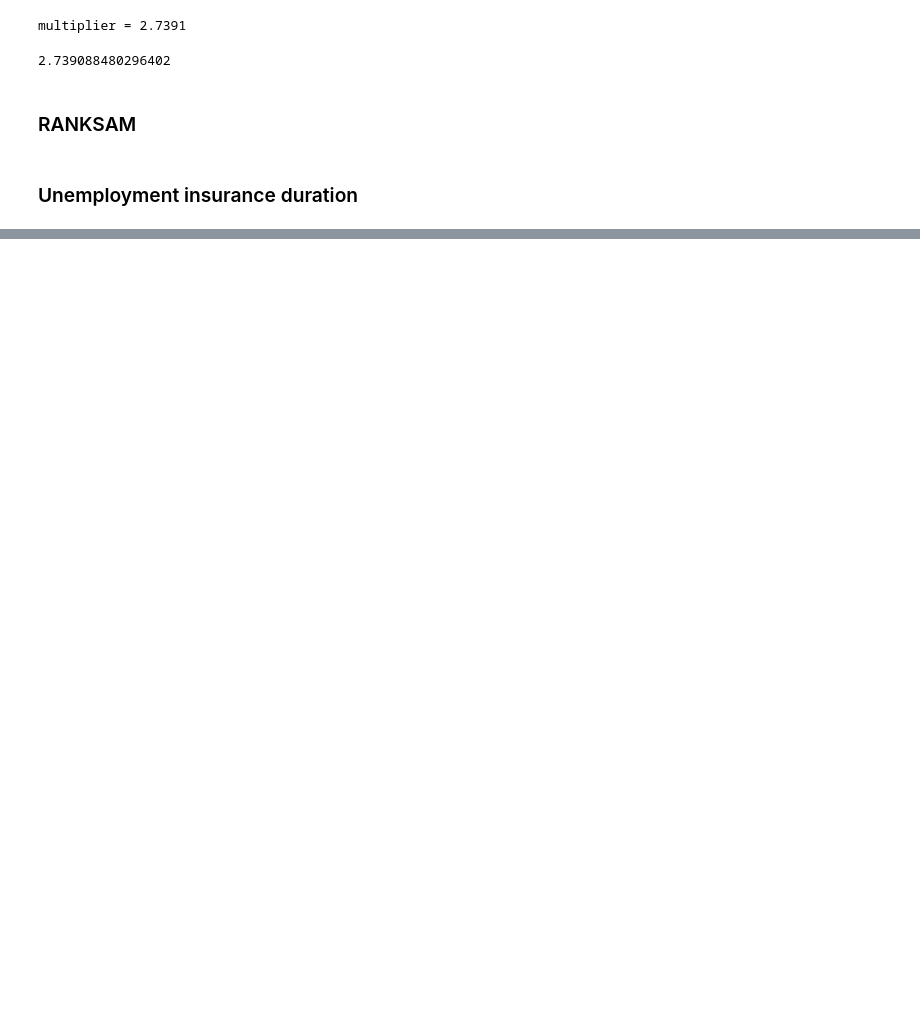
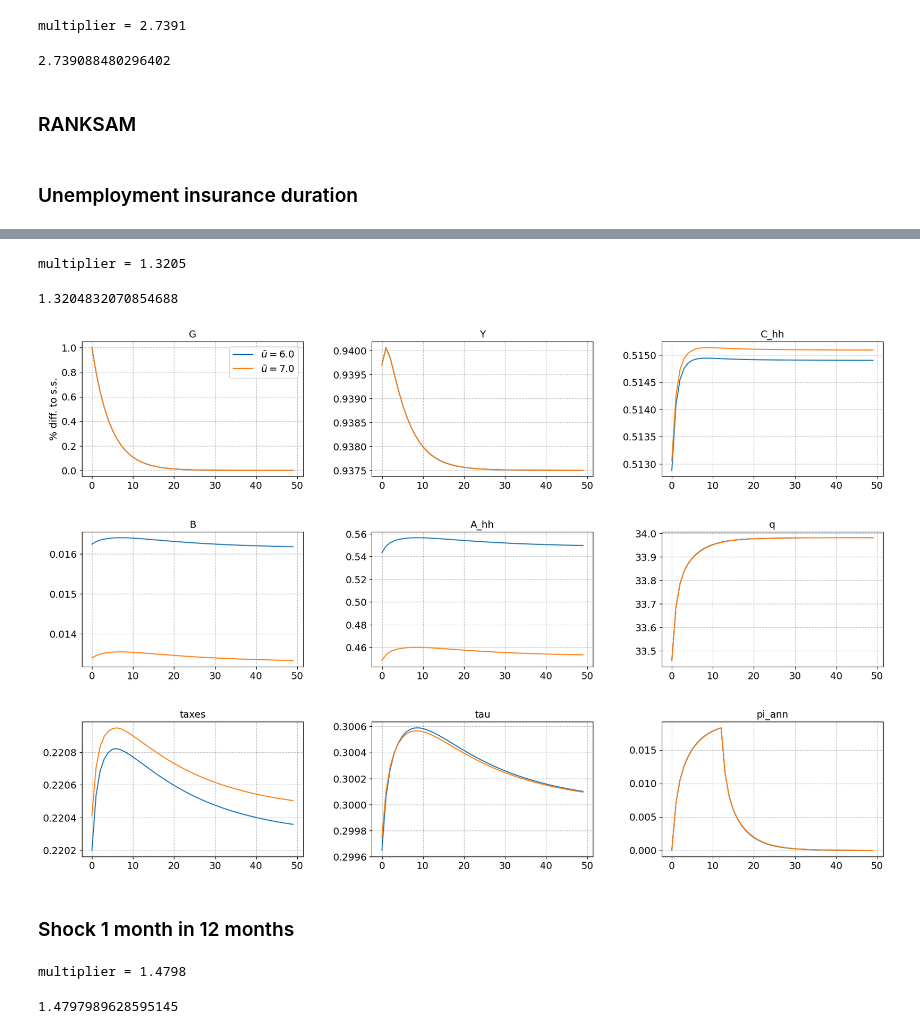
Before and after one commit to JohanOelgaard/AdvMacroHetAgent, a Jupyter notebook: Exam/HANK-SAM.ipynb, the cells around one changed output, grey strips where cells are left out. Drawn from its saved outputs; the diff is of its cells as text; code cells hidden in the pictures; blank space fills up the shorter version.

```diff
--- a/Exam/HANK-SAM.ipynb
+++ b/Exam/HANK-SAM.ipynb
@@ -341,3 +340,6 @@ modelRA.par.PIH_share = 0.0
 modelRA.par.beta_BS = 1/(1+modelRA.par.r_ss)
 # %% [markdown]
 ### Unemployment insurance duration
+# %%
+modelV = model.copy()
+modelV.ss.u_bar = 7.0
@@ -343,0 +366,11 @@ modelRA.par.beta_BS = 1/(1+modelRA.par.r_ss)
+# %%
+modelV.fiscal_multiplier()
+# %% [output]
+multiplier = 1.3205
+1.3204832070854688
+# %%
+model.compare_IRFs(models=[model, modelV],labels=['$\\bar{u} = 6.0$','$\\bar{u} = 7.0$'],varnames=paths,abs_diff=abs_diff,lvl_value=lvl_value,T_max=50,ncols=3,do_targets=False,do_shocks=False,filename='figures/IRFs_G_u_bar')
+# %% [output]
+[figure, added]
+# %% [markdown]
+### Shock 1 month in 12 months
@@ -343,0 +386,5 @@ modelRA.par.beta_BS = 1/(1+modelRA.par.r_ss)
+# %%
+modelVI.fiscal_multiplier()
+# %% [output]
+multiplier = 1.4798
+1.4797989628595145
```
Also changed, not shown: parts of 26 cells of this notebook, 10 other files.
